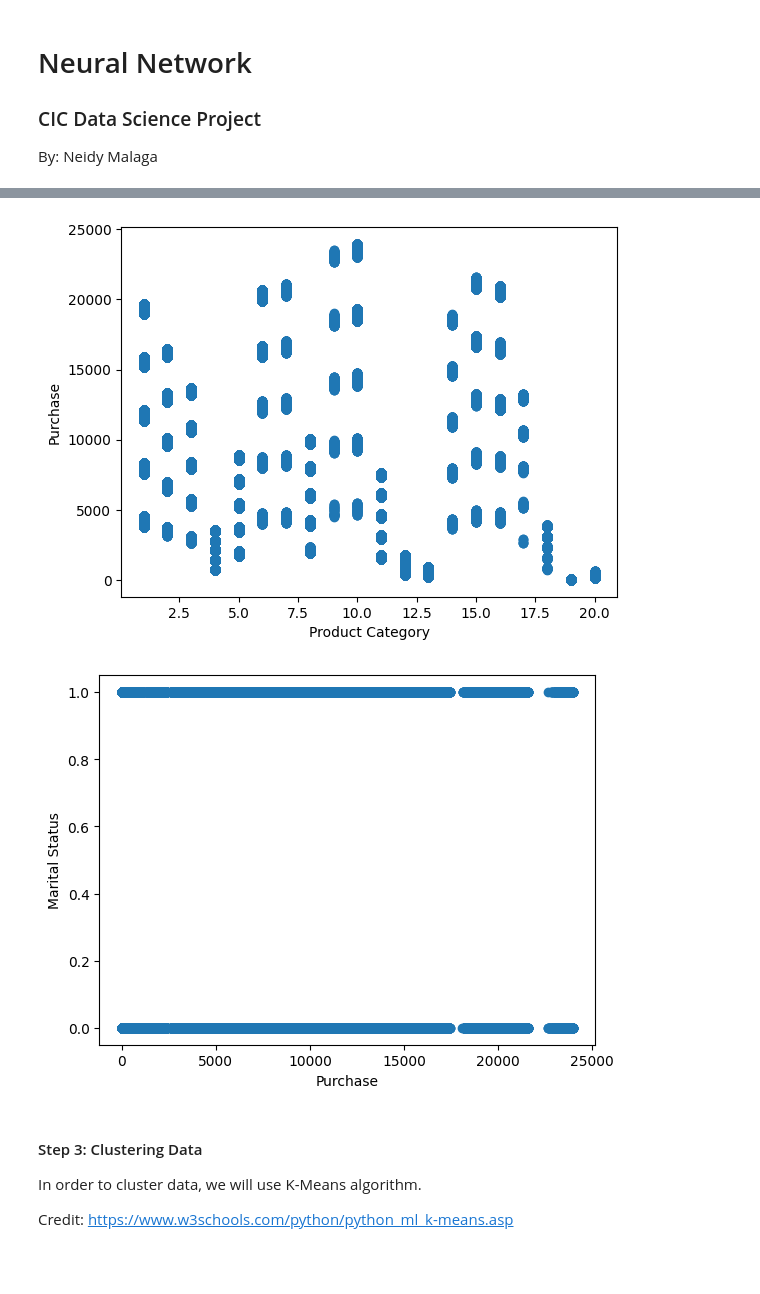
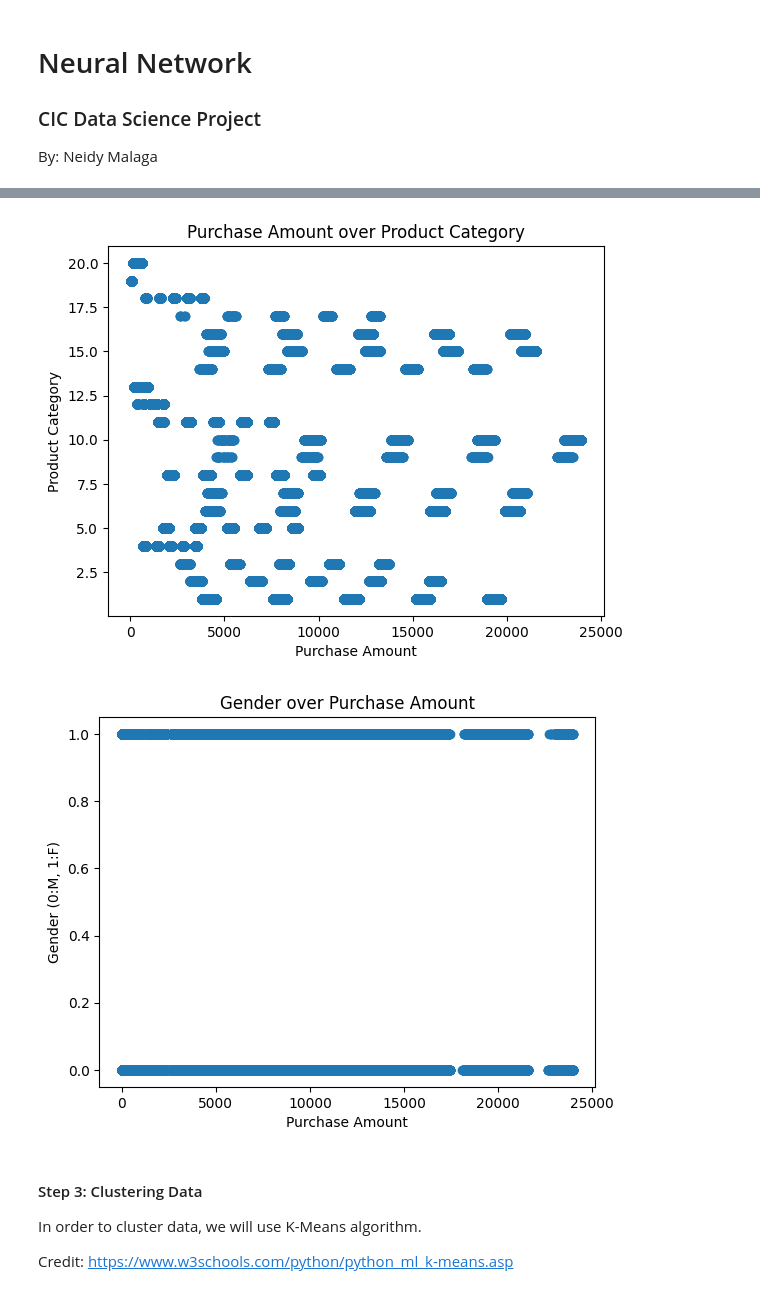
Before and after one commit to CIC-Research/Data-Science-Project, a Jupyter notebook: main.ipynb, the cells around one changed output, grey strips where cells are left out. Drawn from its saved outputs; the diff is of its cells as text; code cells hidden in the pictures; blank space fills up the shorter version.

```diff
--- a/main.ipynb
+++ b/main.ipynb
@@ -11,15 +13,27 @@ Our project compares Product Category and Marital Status over Purchase. We start
 # %%
 import pandas as pd
 
-Walmart_Data = pd.read_csv('walmart.csv')
-Walmart_Data['Occupation'] = Walmart_Data['Occupation'].astype('uint8')
-Walmart_Data['Purchase'] = Walmart_Data['Purchase'].astype('uint16')
-Walmart_Data['Gender'] = Walmart_Data['Gender'].map({'M': 0, 'F': 1})
-Walmart_Data['Stay_In_Current_City_Years'] = Walmart_Data['Stay_In_Current_City_Years'].map({'0':0, '1': 1, '2':2, '3':3,'4+': 4})
+#try/catch for pd.read_csv
+try:
+    Walmart_Data = pd.read_csv('walmart.csv')
+    #changing data types to conserve memory, implementing binary
+    Walmart_Data['Purchase'] = Walmart_Data['Purchase'].astype('uint16')
+    Walmart_Data['Product_Category'] = Walmart_Data['Product_Category'].astype('uint8')
+    Walmart_Data['Gender'] = Walmart_Data['Gender'].map({'M': 0, 'F': 1})
 
+    #seperating into individual sets
+    Purchase_PC_Data= Walmart_Data[['Purchase','Product_Category']]
+    Gender_Purchase_Data = Walmart_Data[['Gender','Purchase']]
 
-Occupation_Over_Purchase = pd.DataFrame({'Product_Category': Walmart_Data['Product_Category'],'Purchase': Walmart_Data['Purchase']})
-Gender_Over_Purchase = pd.DataFrame({'Gender': Walmart_Data['Gender'], 'Purchase': Walmart_Data['Purchase']})
-
-Walmart_Data.head()
+    #checking to see if datasets have read csv file successfully
+    print(f'First set is empty: {Purchase_PC_Data.empty}')
+    print(f'Second set is empty: {Gender_Purchase_Data.empty}')
+except FileNotFoundError:
+    print('File not found')
+except pd.errors.EmptyDataError:
+    print('Empty Data')
+except pd.errors.DataError:
+    print('Dara Error')
+except pd.errors.ParserError:
+    print('Parser Error')
 # %% [output]
@@ -37,19 +51,21 @@ The following code block will show the scatterplot. Based on the scatterplot, we
 # %%
 import matplotlib.pyplot as plt
 
 #create scatterplot, annotate scatterplot, show scatterplot
-plt.scatter(Product_Over_Purchase['Product_Category'], Product_Over_Purchase['Purchase'])
-plt.xlabel('Product Category')
-plt.ylabel('Purchase')
+plt.scatter(Purchase_PC_Data['Purchase'], Purchase_PC_Data['Product_Category'])
+plt.xlabel('Purchase Amount')
+plt.ylabel('Product Category')
+plt.title('Purchase Amount over Product Category')
 plt.show()
 
-plt.scatter(Marital_Over_Purchase['Purchase'], Marital_Over_Purchase['Marital_Status'])
-plt.xlabel('Purchase')
-plt.ylabel('Marital Status')
+plt.scatter(Gender_Purchase_Data['Purchase'], Gender_Purchase_Data['Gender'])
+plt.xlabel('Purchase Amount')
+plt.ylabel('Gender (0:M, 1:F)')
+plt.title('Gender over Purchase Amount')
 plt.show()
 # %% [output]
-[figure, old version]
+[figure, new version]
-[figure, old version]
+[figure, new version]
 # %% [markdown]
 #### Step 3: Clustering Data
 In order to cluster data, we will use K-Means algorithm.
```
Also changed, not shown: parts of 17 cells of this notebook.
